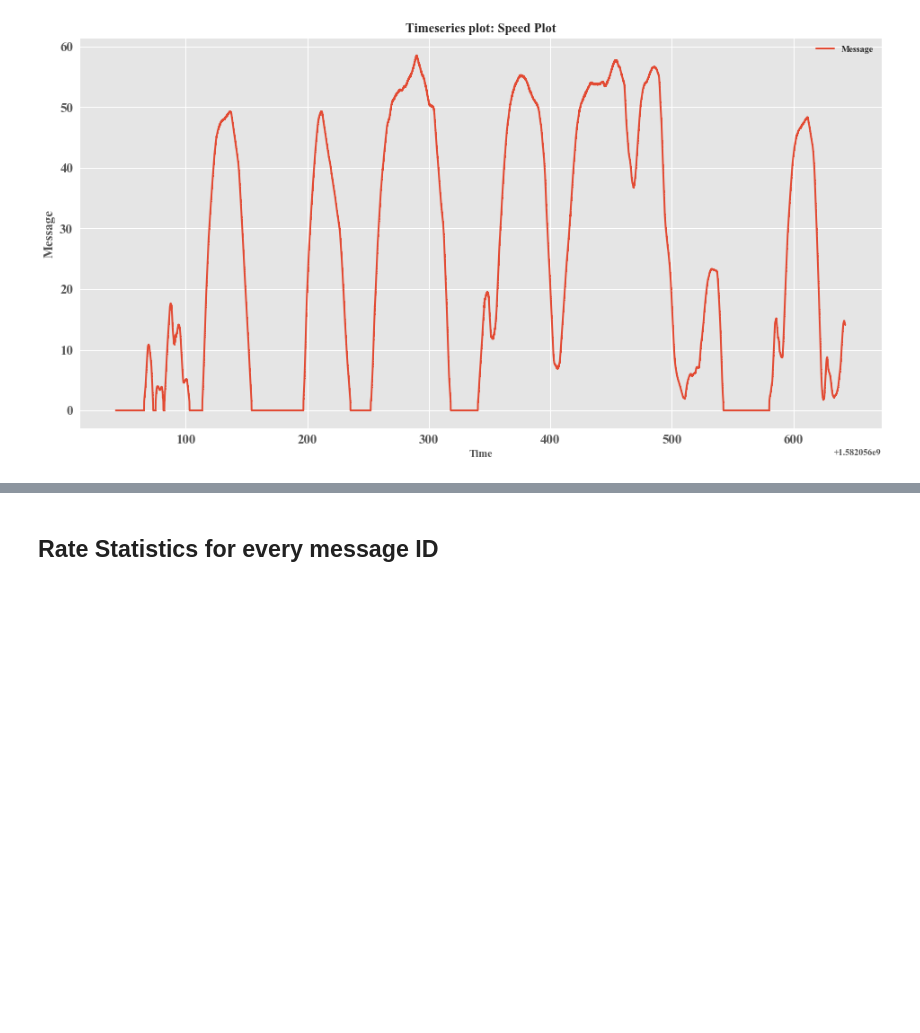
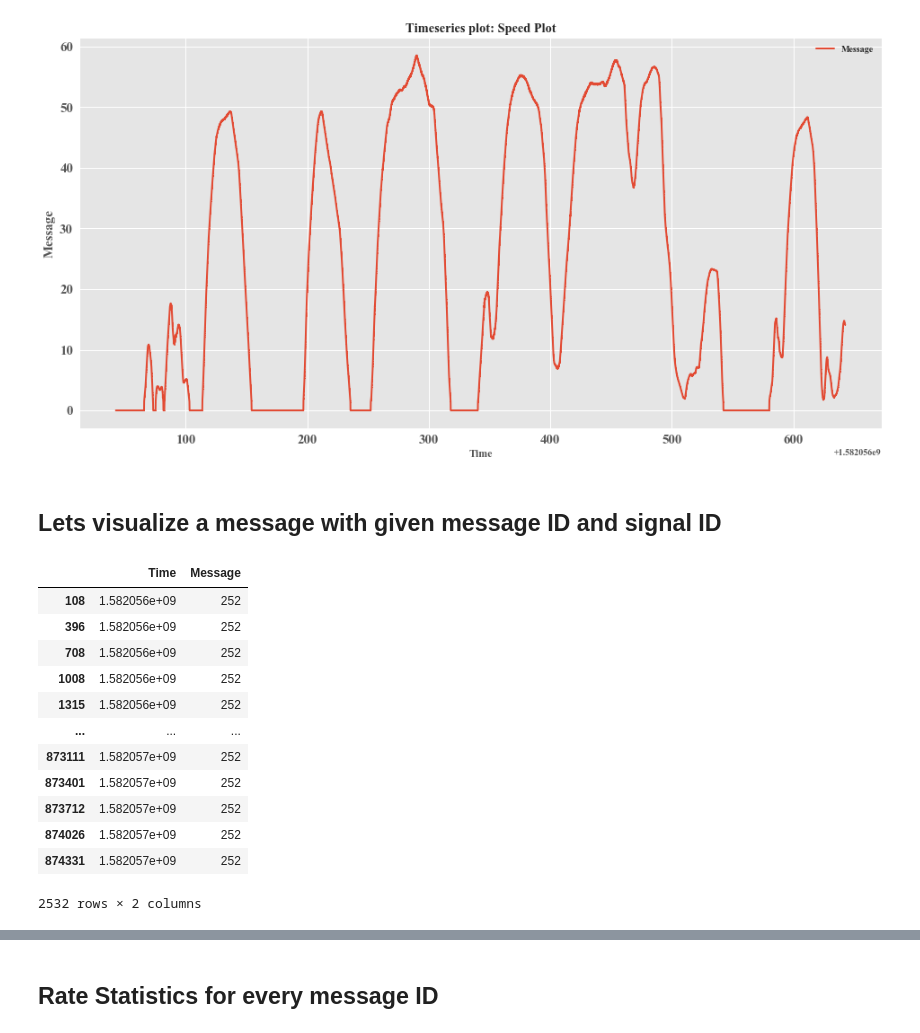
Before and after one commit to jmscslgroup/strym, a Jupyter notebook: notebook/strymread_example.ipynb, the cells around one changed output, grey strips where cells are left out. Saved outputs shown, nothing was run; the diff lists cells and outputs as text; code cells hidden in the pictures; blank space fills up the shorter version.

```diff
--- a/notebook/strymread_example.ipynb
+++ b/notebook/strymread_example.ipynb
@@ -34,3 +34,22 @@ speed = r.speed()
 strym.plt_ts(speed, title="Speed Plot")
 # %% [output]
 [figure]
+# %% [markdown]
+## Lets visualize a message with given message ID and  signal ID
+# %%
+msg869 = r.get_ts(869, 6)
+msg869
+# %% [output]
+|  | Time | Message |
+| 108 | 1.582056e+09 | 252 |
+| 396 | 1.582056e+09 | 252 |
+| 708 | 1.582056e+09 | 252 |
+| 1008 | 1.582056e+09 | 252 |
+| 1315 | 1.582056e+09 | 252 |
+| ... | ... | ... |
+| 873111 | 1.582057e+09 | 252 |
+| 873401 | 1.582057e+09 | 252 |
+| 873712 | 1.582057e+09 | 252 |
+| 874026 | 1.582057e+09 | 252 |
+| 874331 | 1.582057e+09 | 252 |
+2532 rows × 2 columns
```
Also changed, not shown: parts of 1 cell of this notebook.
